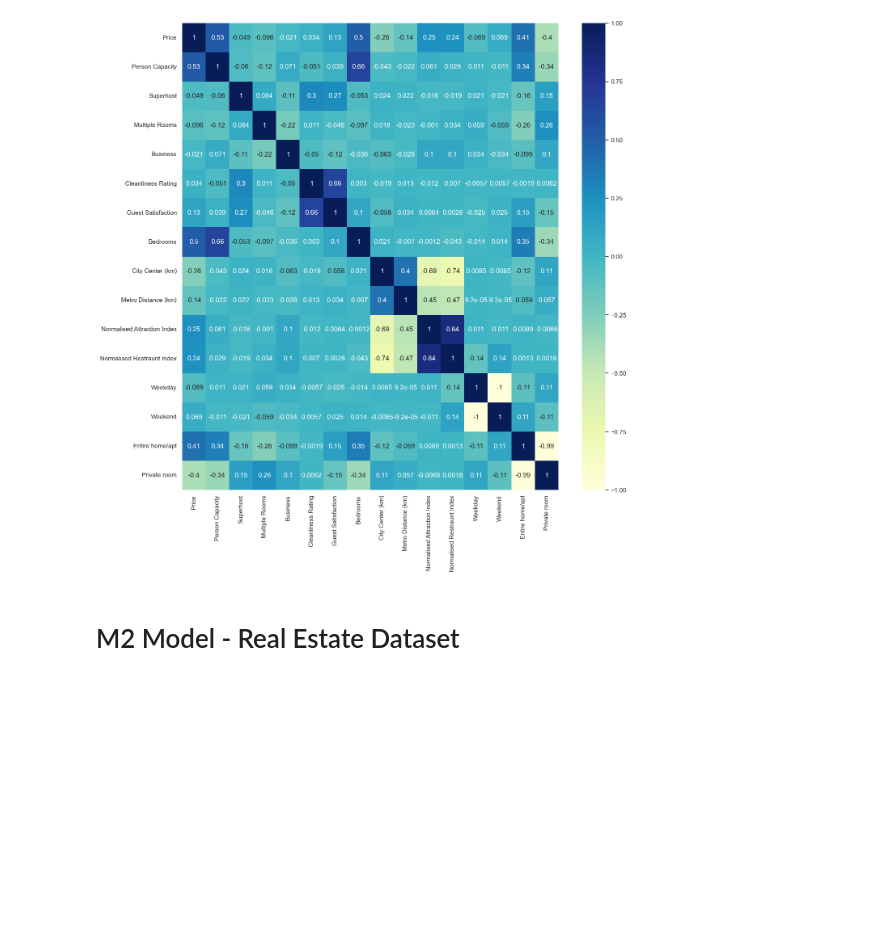
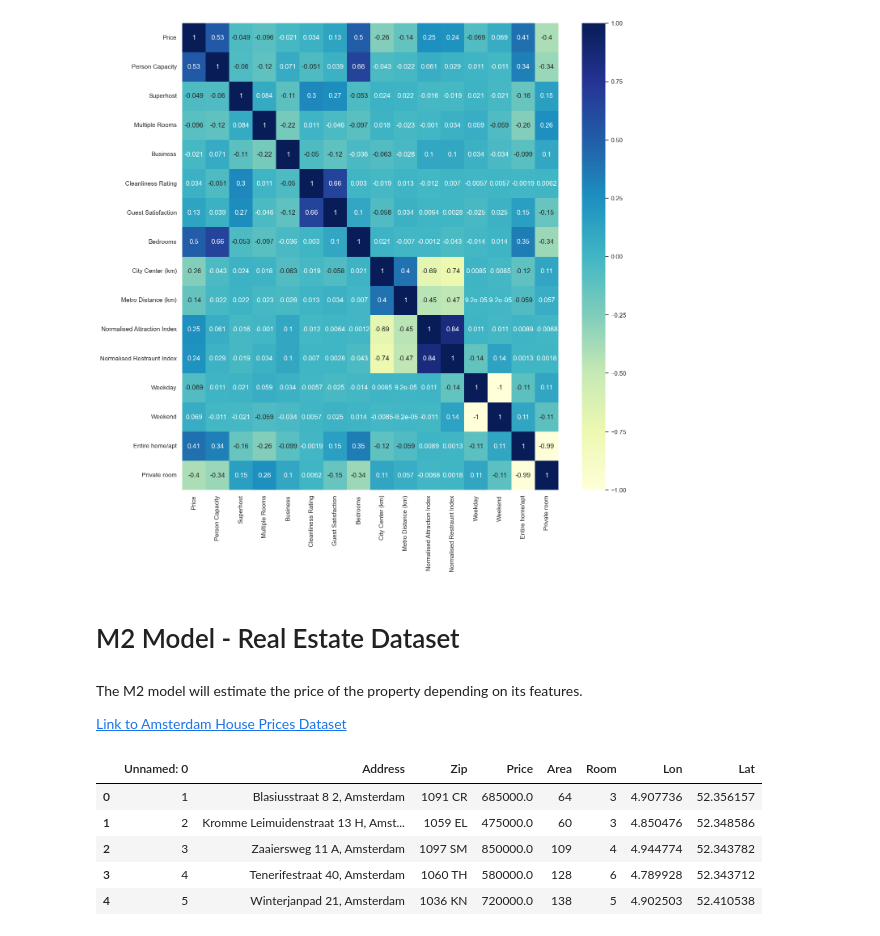
Before and after one commit to fadykittan/airbnb-roi-predictor, a Jupyter notebook: airbnb-roi-predictor-notebook.ipynb, the cells around one changed output. Saved outputs shown, nothing was run; the diff lists cells and outputs as text; code cells hidden in the pictures; blank space fills up the shorter version.

```diff
--- a/airbnb-roi-predictor-notebook.ipynb
+++ b/airbnb-roi-predictor-notebook.ipynb
@@ -409,5 +414,25 @@ sns.heatmap(data.corr(numeric_only=True), cmap='YlGnBu', annot=True)
 # %% [output]
 <Axes: >
 [figure]
-# %% [markdown]
-# M2 Model - Real Estate Dataset
+# %% [markdown]
+# M2 Model - Real Estate Dataset
+# %% [markdown]
+The M2 model will estimate the price of the property depending on its features.
+
+<a href="https://www.kaggle.com/datasets/thomasnibb/amsterdam-house-price-prediction">Link to Amsterdam House Prices Dataset</a>
+# %%
+import pandas as pd
+import numpy as np
+import matplotlib.pyplot as plt
+import seaborn as sns
+
+# Read the airbnb dataset
+dfM2 = pd.read_csv('datasets/housing-prices-amsterdam-august-2021.csv')
+dfM2.head()
+# %% [output]
+|  | Unnamed: 0 | Address | Zip | Price | Area | Room | Lon | Lat |
+| 0 | 1 | Blasiusstraat 8 2, Amsterdam | 1091 CR | 685000.0 | 64 | 3 | 4.907736 | 52.356157 |
+| 1 | 2 | Kromme Leimuidenstraat 13 H, Amst... | 1059 EL | 475000.0 | 60 | 3 | 4.850476 | 52.348586 |
+| 2 | 3 | Zaaiersweg 11 A, Amsterdam | 1097 SM | 850000.0 | 109 | 4 | 4.944774 | 52.343782 |
+| 3 | 4 | Tenerifestraat 40, Amsterdam | 1060 TH | 580000.0 | 128 | 6 | 4.789928 | 52.343712 |
+| 4 | 5 | Winterjanpad 21, Amsterdam | 1036 KN | 720000.0 | 138 | 5 | 4.902503 | 52.410538 |
```
Also changed, not shown: parts of 19 cells of this notebook, 2 other files.
